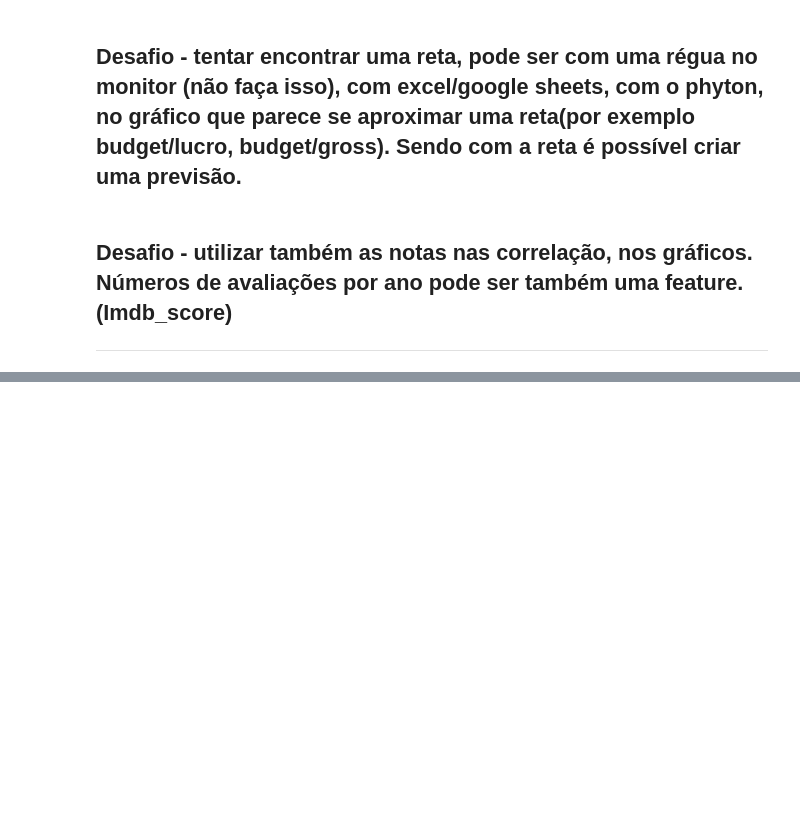
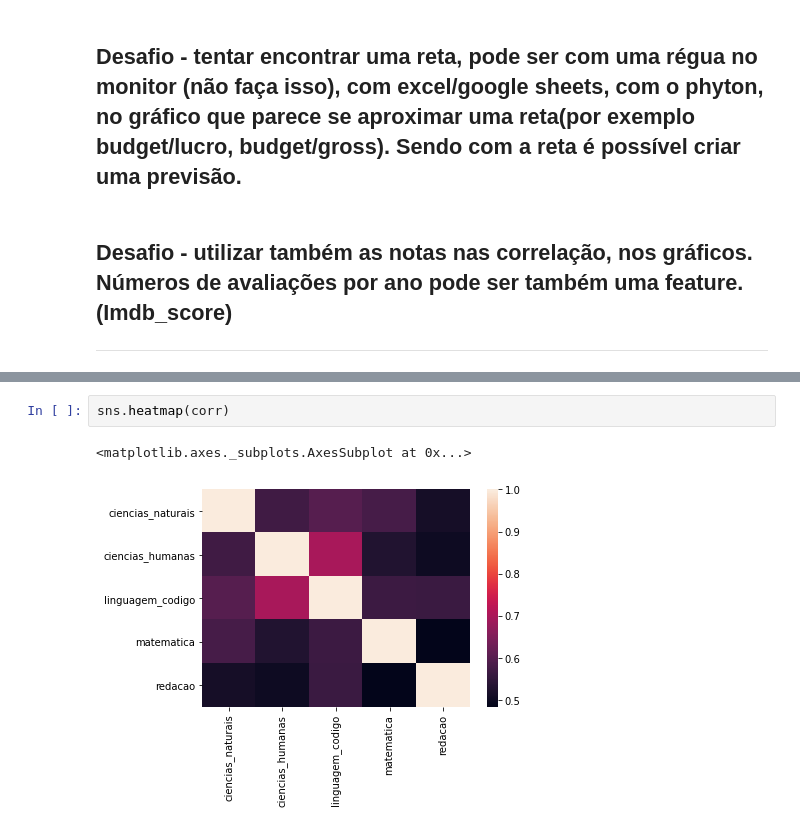
Before and after one commit to dnlrodrigues/analise_dados_python, a Jupyter notebook: Copy_of_Copy_of_QuarentenasDados_Filme.ipynb, the cells around one changed output, grey strips where cells are left out. Saved outputs shown, nothing was run; the diff lists cells and outputs as text; blank space fills up the shorter version.

```diff
--- a/Copy_of_Copy_of_QuarentenasDados_Filme.ipynb
+++ b/Copy_of_Copy_of_QuarentenasDados_Filme.ipynb
@@ -962,0 +1069,5 @@ dev_4.query("title_year >= 2000").corr()
+# %%
+sns.heatmap(corr)
+# %% [output]
+<matplotlib.axes._subplots.AxesSubplot at 0x...>
+[figure, added]
```
Also changed, not shown: parts of 24 cells of this notebook.
